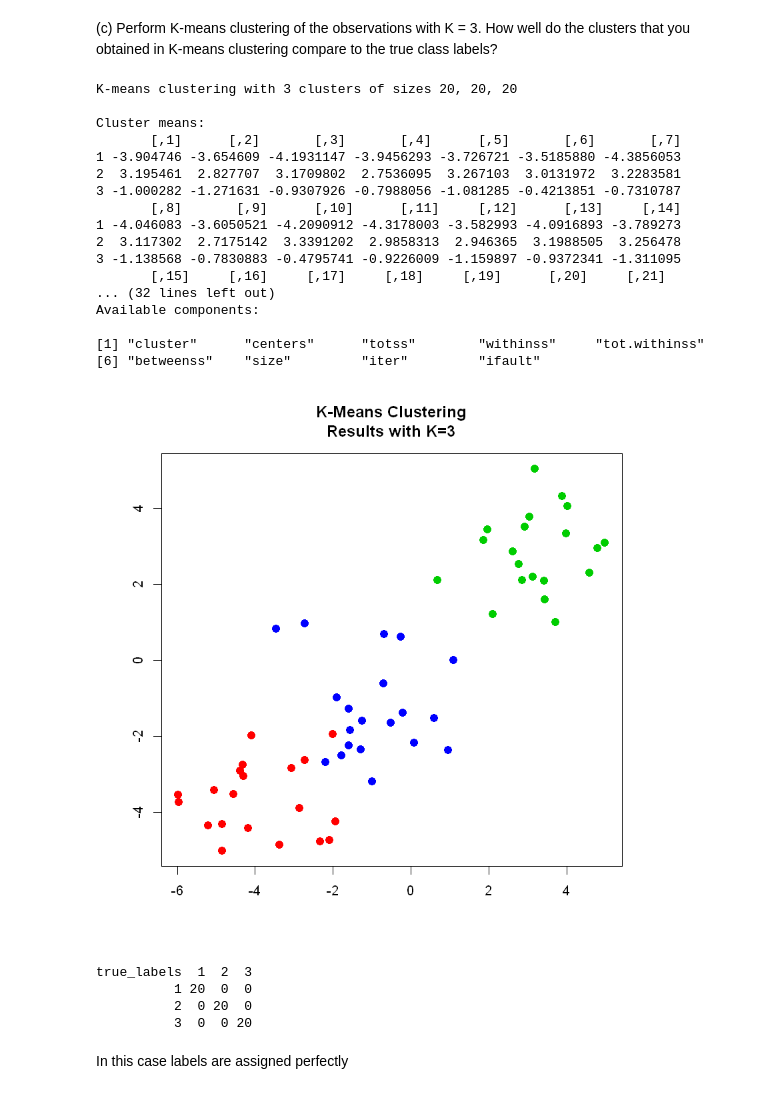
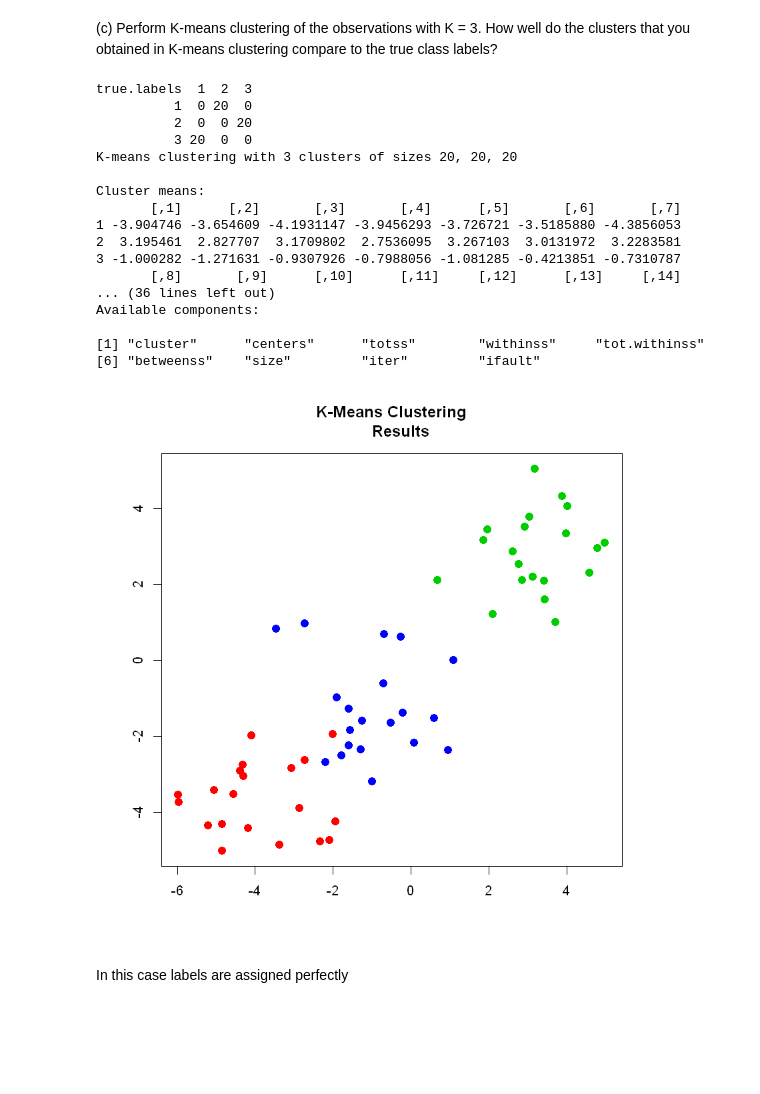
Before and after one commit to kuzn137/Statistical_problems, a Jupyter notebook: Ch10R.ipynb, the cells around one changed output. Cells and saved outputs as stored; diff of their text form; code cells hidden in the pictures; blank space fills up the shorter version.

```diff
--- a/Ch10R.ipynb
+++ b/Ch10R.ipynb
@@ -46,6 +46,15 @@ which two or more of the leaves are repositioned, but for which
 the meaning of the dendrogram is the same.
 # %% [markdown]
 swap labels 1 with 2 and 3 with 4
+# %%
+kmean_results=function(x, K){
+    set.seed(4)
+    km.out=kmeans (x, K, nstart =20)
+    plot(x, col=(km.out3$cluster +1), main="K-Means Clustering
+    Results", xlab="", ylab="", pch=20, cex=2)
+    print(table(true.labels, km.out$cluster))
+    print(km.out)
+}
 # %% [markdown]
 ## Problem 7
 # %% [markdown]
@@ -282,41 +291,27 @@ lines(v1[41:60], v2[41:60], col="green")
 # %% [markdown]
 (c) Perform K-means clustering of the observations with K = 3.
 How well do the clusters that you obtained in K-means clustering compare to the true class labels?
-# %%
-set.seed(4)
-km.out3=kmeans (x,3, nstart =20)
-km.out3
-# %% [output]
-K-means clustering with 3 clusters of sizes 20, 20, 20
-
-Cluster means:
-       [,1]      [,2]       [,3]       [,4]      [,5]       [,6]       [,7]
-1 -3.904746 -3.654609 -4.1931147 -3.9456293 -3.726721 -3.5185880 -4.3856053
-2  3.195461  2.827707  3.1709802  2.7536095  3.267103  3.0131972  3.2283581
-3 -1.000282 -1.271631 -0.9307926 -0.7988056 -1.081285 -0.4213851 -0.7310787
-       [,8]       [,9]      [,10]      [,11]     [,12]      [,13]     [,14]
-1 -4.046083 -3.6050521 -4.2090912 -4.3178003 -3.582993 -4.0916893 -3.789273
-2  3.117302  2.7175142  3.3391202  2.9858313  2.946365  3.1988505  3.256478
-3 -1.138568 -0.7830883 -0.4795741 -0.9226009 -1.159897 -0.9372341 -1.311095
-       [,15]     [,16]     [,17]     [,18]     [,19]      [,20]     [,21]
-... (32 lines left out)
-Available components:
-
-[1] "cluster"      "centers"      "totss"        "withinss"     "tot.withinss"
-[6] "betweenss"    "size"         "iter"         "ifault"
-# %%
-plot(x, col=(km.out3$cluster +1), main="K-Means Clustering
-Results with K=3", xlab="", ylab="", pch=20, cex=2)
-# %% [output]
-[figure, removed]
-# %%
-true_labels <- c(rep(2, 20), rep(3, 20), rep(1, 20))
-table(true_labels, km.out3$cluster)
-# %% [output]
-true_labels  1  2  3
-          1 20  0  0
-          2  0 20  0
-          3  0  0 20
+# %%
+kmean_results(x, 3)
+# %% [output]
+true.labels  1  2  3
+          1  0 20  0
+          2  0  0 20
+          3 20  0  0
+K-means clustering with 3 clusters of sizes 20, 20, 20
+
+Cluster means:
+       [,1]      [,2]       [,3]       [,4]      [,5]       [,6]       [,7]
+1 -3.904746 -3.654609 -4.1931147 -3.9456293 -3.726721 -3.5185880 -4.3856053
+2  3.195461  2.827707  3.1709802  2.7536095  3.267103  3.0131972  3.2283581
+3 -1.000282 -1.271631 -0.9307926 -0.7988056 -1.081285 -0.4213851 -0.7310787
+       [,8]       [,9]      [,10]      [,11]     [,12]      [,13]     [,14]
+... (36 lines left out)
+Available components:
+
+[1] "cluster"      "centers"      "totss"        "withinss"     "tot.withinss"
+[6] "betweenss"    "size"         "iter"         "ifault"
+[figure, added]
 # %% [markdown]
 In this case labels are assigned perfectly
 # %% [markdown]
```
Also changed, not shown: parts of 8 cells of this notebook.
